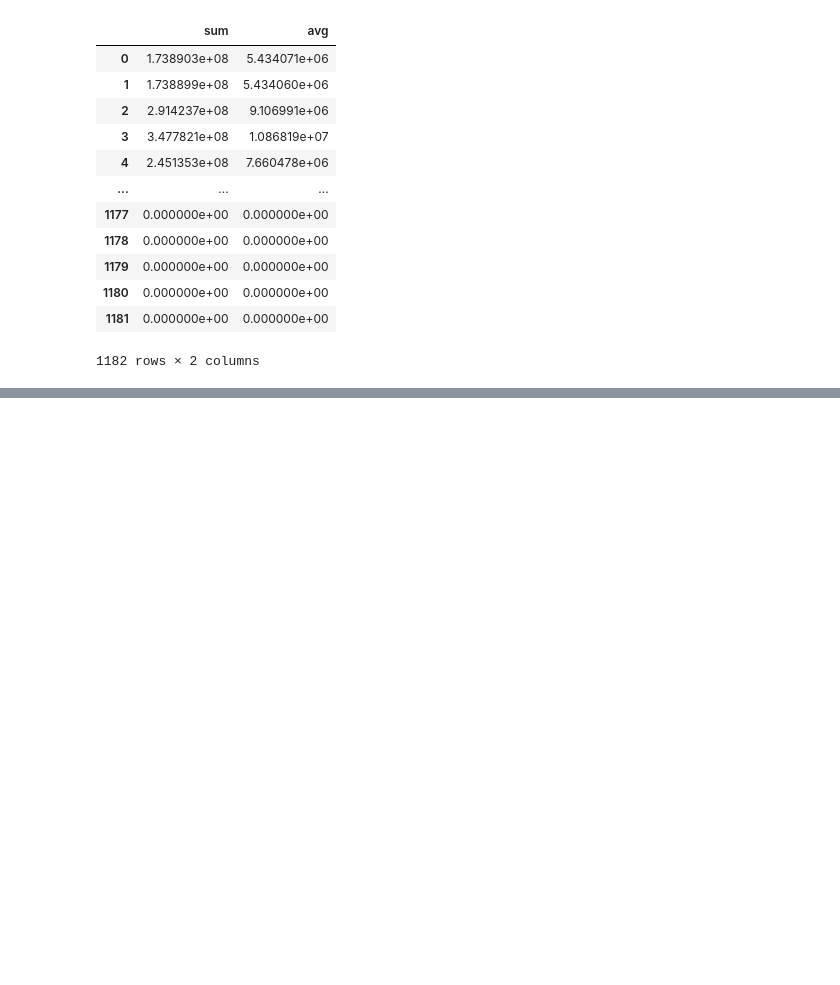
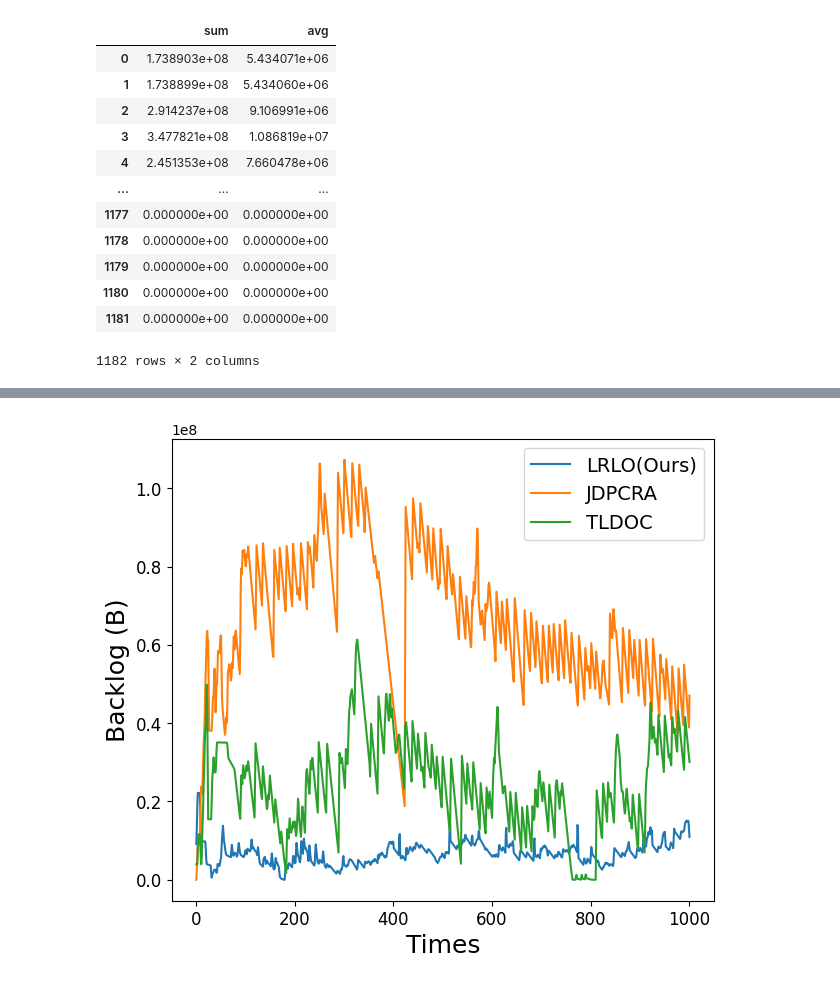
Before and after one commit to webb-c/Visualization-is-All-you-Need, a Jupyter notebook: LRLO_revision.ipynb, the cells around one changed output, grey strips where cells are left out. Cells and saved outputs as stored; diff of their text form; code cells hidden in the pictures; blank space fills up the shorter version.

```diff
--- a/LRLO_revision.ipynb
+++ b/LRLO_revision.ipynb
@@ -317,0 +553,38 @@ plot_backlog_smoothed(backlog_df_dict, 'JK', 3, scale_factor=0.1, time_limit=200
+# %%
+text_size = 18
+label_size = 14
+tick_size = 12
+
+
+def smooth_data(data, window_size=5):
+    return data.rolling(window=window_size, center=True).mean()
+
+
+def plot_backlog_smoothed_offloading(data_dict, dataset_name, time_limit=1000, window_size=5):
+    # Check if the specified dataset exists
+    if dataset_name not in data_dict:
+        print(f"Dataset '{dataset_name}' not found in data dictionary.")
+        return
+
+    methods = data_dict[dataset_name]
+
+    plt.figure(figsize=(7, 6))
+
+    for method, df in methods.items():
+        if df is not None:
+
+            # For other methods, limit the time range and apply smoothing
+            df = df[df.index <= time_limit]  # Limit to 0 to time_limit seconds
+            smoothed_sum = smooth_data(df['avg'], window_size=window_size)
+            plt.plot(df.index, smoothed_sum, label=method)
+
+    plt.xlabel("Times", fontsize=text_size)
+    plt.ylabel("Backlog (B)", fontsize=text_size)
+    plt.legend(fontsize=label_size)
+    plt.tick_params(axis='y', labelsize=tick_size)
+    plt.tick_params(axis='x', labelsize=tick_size)
+    plt.show()
+# %%
+plot_backlog_smoothed_offloading(backlog_df_dict, 'JK', time_limit=1000, window_size=2)
+# %% [output]
+[figure, added]
```
Also changed, not shown: parts of 16 cells of this notebook, 1 other file.
